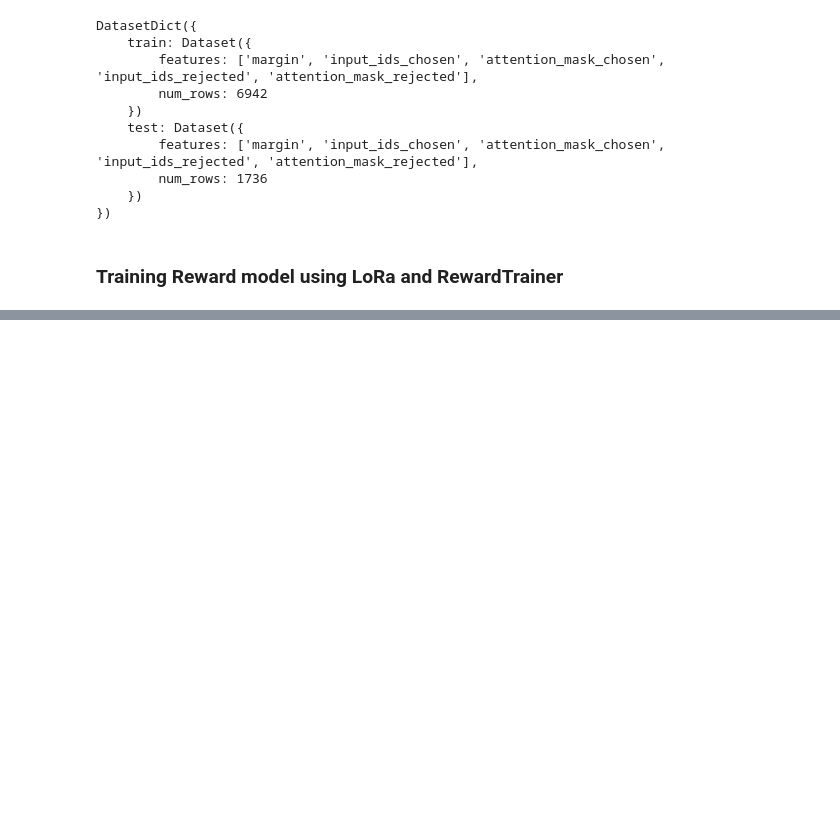
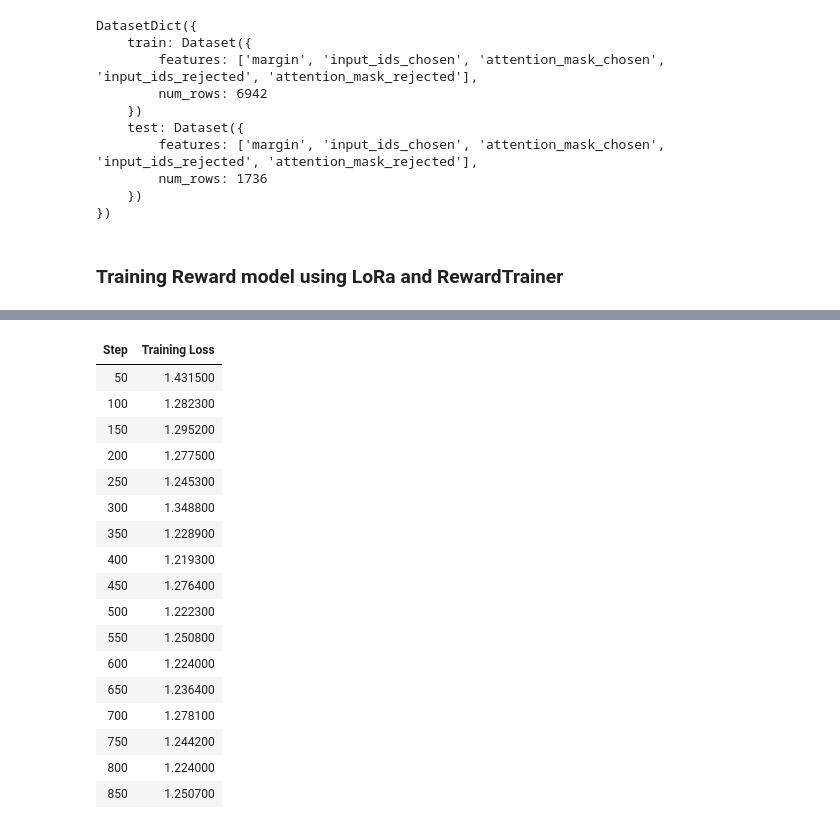
Before and after one commit to MilyaushaShamsutdinova/REINFORCE_implementation, a Jupyter notebook: src/reward_model_training.ipynb, the cells around one changed output, grey strips where cells are left out. Cells and saved outputs as stored; diff of their text form; code cells hidden in the pictures; blank space fills up the shorter version.

Commit message:
first train RM

```diff
--- a/src/reward_model_training.ipynb
+++ b/src/reward_model_training.ipynb
@@ -187,50 +188,44 @@ DatasetDict({
 # %% [markdown]
 ### Training Reward model using LoRa and RewardTrainer
 # %%
-# from peft import LoraConfig, TaskType
-# from transformers import AutoModelForSequenceClassification, AutoTokenizer, TrainingArguments
-# from trl import RewardTrainer, RewardConfig
+from peft import LoraConfig, TaskType
+from transformers import AutoModelForSequenceClassification, TrainingArguments
+from trl import RewardTrainer, RewardConfig
 
 
-# model = AutoModelForSequenceClassification.from_pretrained(model_name)
-# peft_config = LoraConfig(
-#     task_type=TaskType.SEQ_CLS,
-#     inference_mode=False,
-#     r=8,
-#     lora_alpha=32,
-#     lora_dropout=0.1,
-# )
+model_name = "HuggingFaceTB/SmolLM2-135M-Instruct"
+model = AutoModelForSequenceClassification.from_pretrained(model_name, num_labels=1).to(device)
+peft_config = LoraConfig(
+    task_type=TaskType.SEQ_CLS,
+    inference_mode=False,
+    r=8,
+    lora_alpha=32,
+    lora_dropout=0.1,
+)
 
-# training_args = TrainingArguments(
-#     output_dir="./results",
-#     num_train_epochs=1,
-#     per_device_train_batch_size=4,
-#     gradient_accumulation_steps=2,
-#     learning_rate=2e-4,
-#     logging_dir="./logs",
-#     logging_steps=10,
-#     optim="adamw_torch",
-#     save_strategy="epoch",
-#     save_total_limit=2,
-#     report_to="tensorboard",
-#     warmup_ratio=0.1,
-#     lr_scheduler_type="cosine",
-#     weight_decay=0.01,
-#     max_length=128,
-#     max_steps=1000,
-# )
+training_args = RewardConfig(
+    output_dir="./RM_output",
+    num_train_epochs=1,
+    per_device_train_batch_size=4,
+    per_device_eval_batch_size=4,
+    gradient_accumulation_steps=2,
+    eval_accumulation_steps=2,
+    learning_rate=5e-5,
+    max_length=512,
+    fp16=True,
+    logging_steps=50,
+    eval_steps=1000,
+    center_rewards_coefficient=0.01,  # encouraging the model to produce mean-zero outputs
+)
 
-# # training_args = RewardConfig(
-# #     center_rewards_coefficient=0.01,
-# #     ...
-# # )
+trainer = RewardTrainer(
+    model=model,
+    args=training_args,
+    processing_class=tokenizer,
+    train_dataset=tokenized_dataset["train"],
+    eval_dataset=tokenized_dataset["test"],
+    peft_config=peft_config,
+)
 
-# trainer = RewardTrainer(
-#     model=model,
-#     args=training_args,
-#     tokenizer=tokenizer,
-#     train_dataset=dataset,
-#     peft_config=peft_config,
-# )
-
-# trainer.train()
+trainer.train()
+# %% [output]
@@ -236,0 +236,18 @@ DatasetDict({
+| Step | Training Loss |
+| 50 | 1.431500 |
+| 100 | 1.282300 |
+| 150 | 1.295200 |
+| 200 | 1.277500 |
+| 250 | 1.245300 |
+| 300 | 1.348800 |
+| 350 | 1.228900 |
+| 400 | 1.219300 |
+| 450 | 1.276400 |
+| 500 | 1.222300 |
+| 550 | 1.250800 |
+| 600 | 1.224000 |
+| 650 | 1.236400 |
+| 700 | 1.278100 |
+| 750 | 1.244200 |
+| 800 | 1.224000 |
+| 850 | 1.250700 |
```
Also changed, not shown: parts of 4 cells of this notebook, 1 other file.
